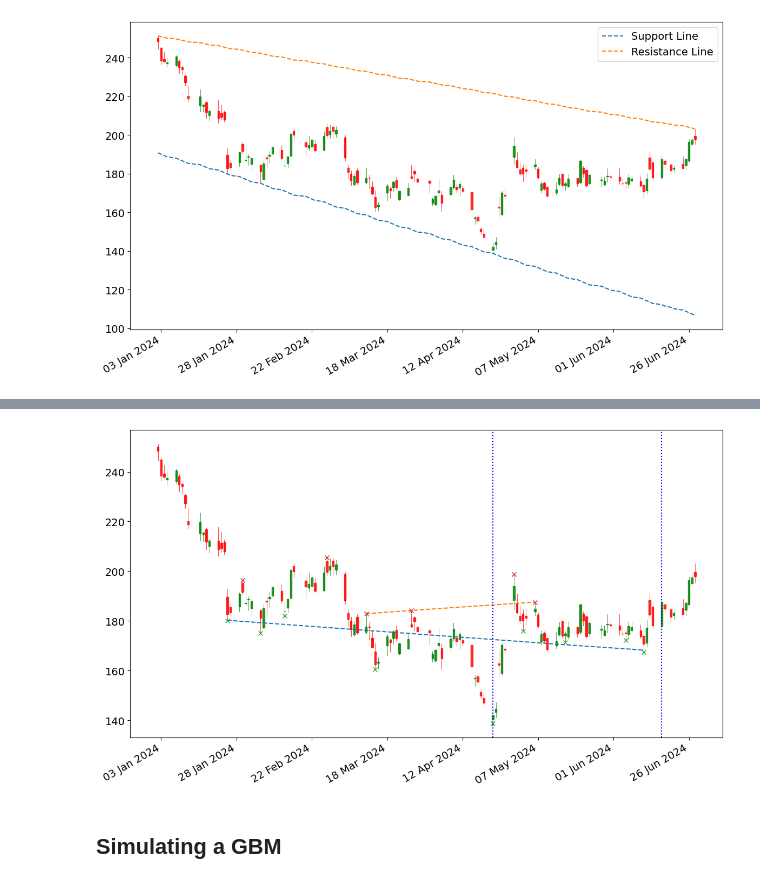
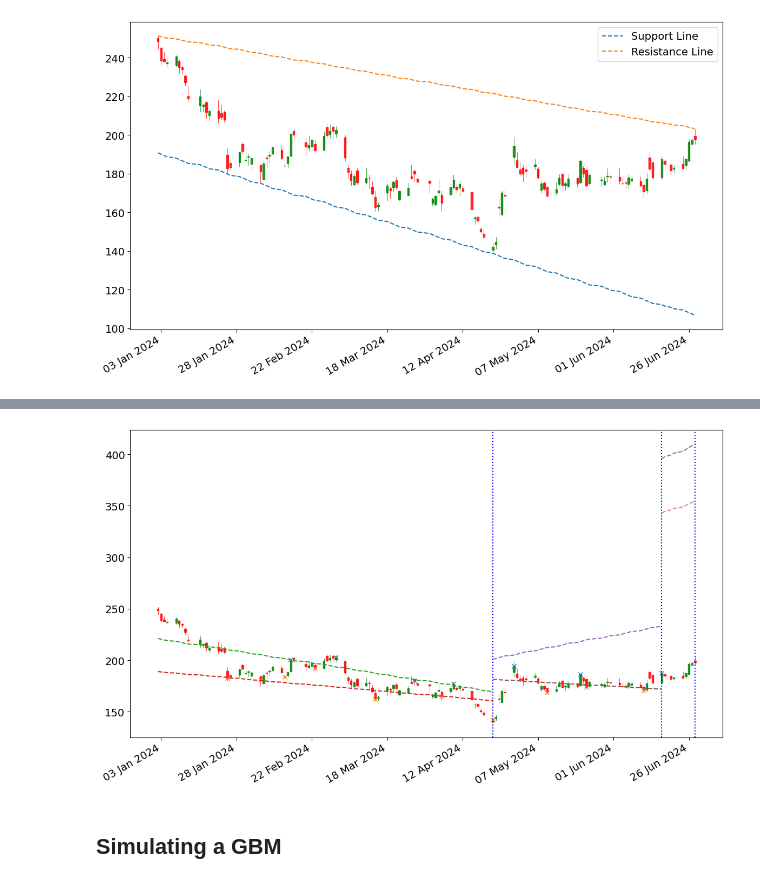
Before and after one commit to AndrewCheam/TrendLine-Automation, a Jupyter notebook: src/trend_line_automation.ipynb, the cells around one changed output, grey strips where cells are left out. Cells and saved outputs as stored; diff of their text form; code cells hidden in the pictures.

```diff
--- a/src/trend_line_automation.ipynb
+++ b/src/trend_line_automation.ipynb
@@ -52,8 +24,8 @@ TypeError: get_smoothed_curve() missing 1 required positional argument: 'bandwid
 - Input the symbol in the dataloader script, which downloads the csv into data folder
 - Saves the csv into historical_data df
 # %%
-symbol = "TSLA"
+symbol = "tsla"
 historical_data = pd.read_csv(f"../data/{symbol}_historical_data.csv")
 historical_data['Date'] = pd.to_datetime(historical_data['Date'])
 
-tsla = Asset(historical_data)
+tsla = Asset(historical_data, fractal=False)
@@ -96,7 +78,7 @@ tsla.generate_pivot_trend_lines()
 # %%
-tsla.generate_fractal_trend_lines()
+tsla.generate_fragment_trend_lines()
 # %% [output]
-[figure, old version]
+[figure, new version]
 # %% [markdown]
 ## Simulating a GBM
 # %%
```
Also changed, not shown: parts of 11 cells of this notebook, 3 other files.
